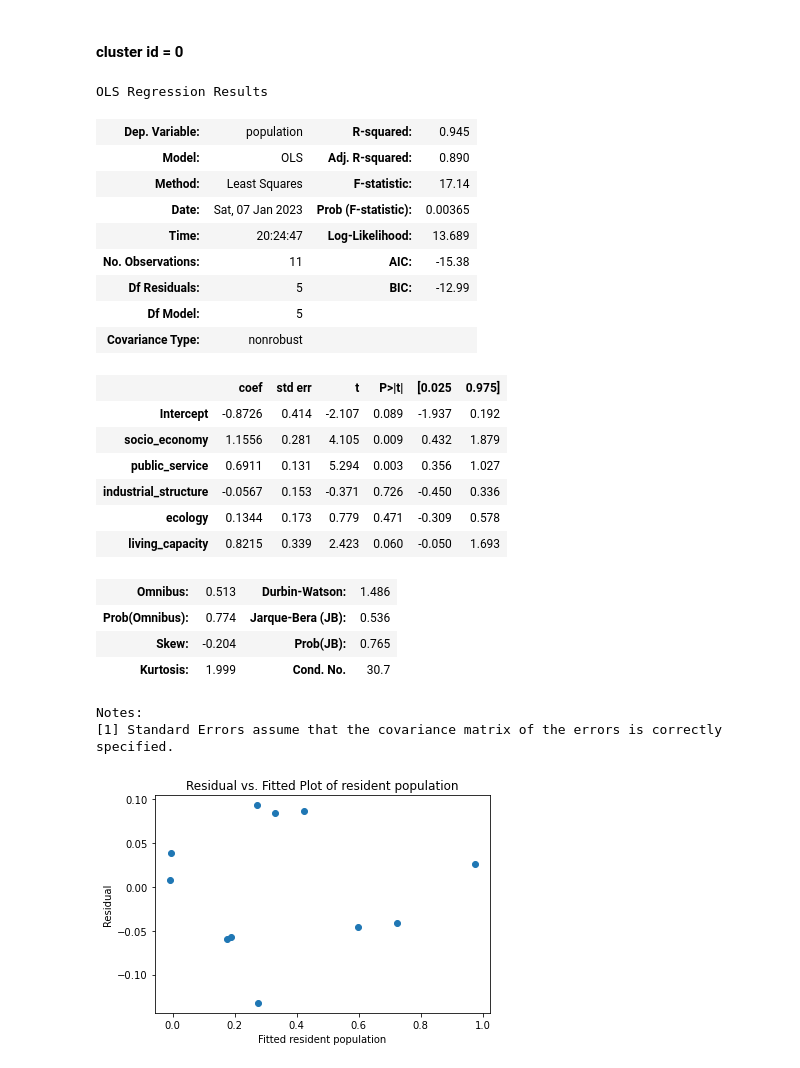
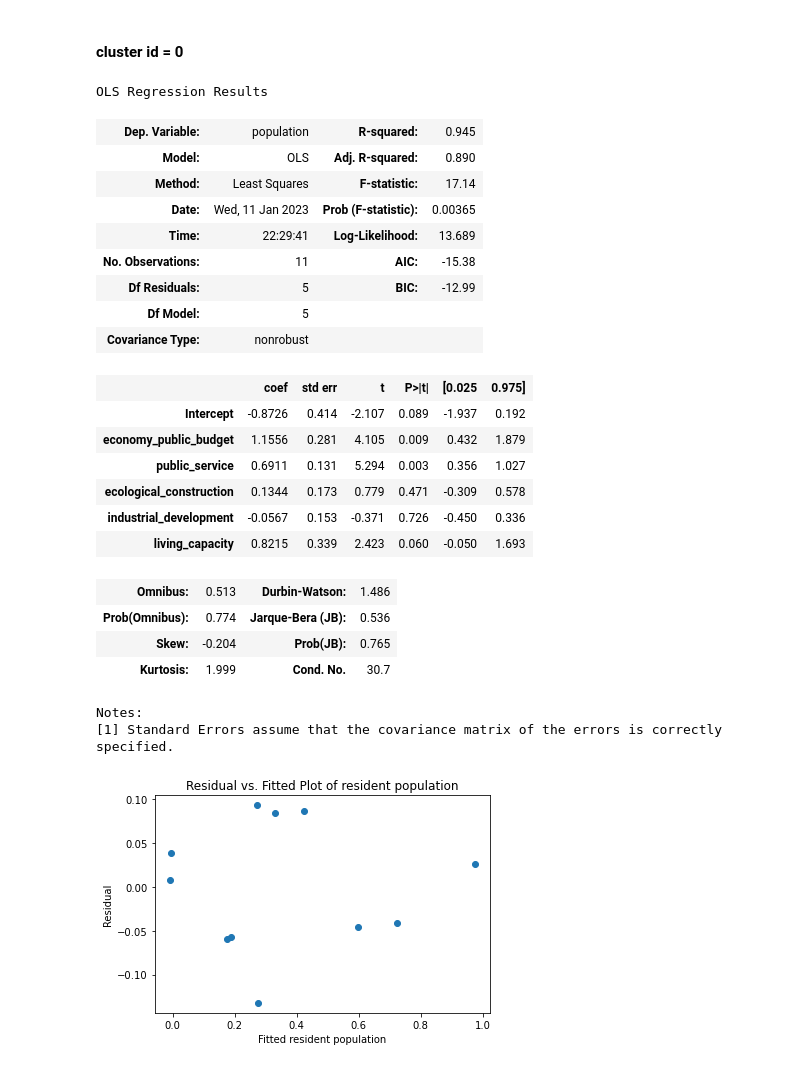
Before and after one commit to Fayee23/QM_Assessment2, a Jupyter notebook: Analysis.ipynb, the cells around one changed output. Drawn from its saved outputs; the diff is of its cells as text; code cells hidden in the pictures.

```diff
--- a/Analysis.ipynb
+++ b/Analysis.ipynb
@@ -630,10 +587,10 @@ index5.head()
 | 4 | -0.334487 | -0.319831 | 0.341058 | -0.711139 | -0.009525 |
 # %%
 #name each index
-index5.rename(columns = {'0':'socio_economy',
+index5.rename(columns = {'0':'economy_public_budget',
                      '1':'public_service',
-                     '2':'ecology',
-                     '3':'industrial_structure',
+                     '2':'ecological_construction',
+                     '3':'industrial_development',
                      '4':'living_capacity'},
           inplace = True)
 index5.head()
@@ -1197,26 +1097,26 @@ data_3st.head()
 # %% [markdown]
 #### cluster id = 0
 # %%
-data0_ml = ols('population ~ socio_economy + public_service + industrial_structure + ecology + living_capacity',
+data0_ml = ols('population ~ economy_public_budget + public_service + ecological_construction + industrial_development + living_capacity',
                data=data_0st).fit()
 data0_ml.summary()
 # %% [output]
 OLS Regression Results
 | Dep. Variable: | population | R-squared: | 0.945 |
 | Model: | OLS | Adj. R-squared: | 0.890 |
 | Method: | Least Squares | F-statistic: | 17.14 |
-| Date: | Sat, 07 Jan 2023 | Prob (F-statistic): | 0.00365 |
-| Time: | 20:24:47 | Log-Likelihood: | 13.689 |
+| Date: | Wed, 11 Jan 2023 | Prob (F-statistic): | 0.00365 |
+| Time: | 22:29:41 | Log-Likelihood: | 13.689 |
 | No. Observations: | 11 | AIC: | -15.38 |
 | Df Residuals: | 5 | BIC: | -12.99 |
 | Df Model: | 5 |  |  |
 | Covariance Type: | nonrobust |  |  |
 |  | coef | std err | t | P>|t| | [0.025 | 0.975] |
 | Intercept | -0.8726 | 0.414 | -2.107 | 0.089 | -1.937 | 0.192 |
-| socio_economy | 1.1556 | 0.281 | 4.105 | 0.009 | 0.432 | 1.879 |
+| economy_public_budget | 1.1556 | 0.281 | 4.105 | 0.009 | 0.432 | 1.879 |
 | public_service | 0.6911 | 0.131 | 5.294 | 0.003 | 0.356 | 1.027 |
-| industrial_structure | -0.0567 | 0.153 | -0.371 | 0.726 | -0.450 | 0.336 |
-| ecology | 0.1344 | 0.173 | 0.779 | 0.471 | -0.309 | 0.578 |
+| ecological_construction | 0.1344 | 0.173 | 0.779 | 0.471 | -0.309 | 0.578 |
+| industrial_development | -0.0567 | 0.153 | -0.371 | 0.726 | -0.450 | 0.336 |
 | living_capacity | 0.8215 | 0.339 | 2.423 | 0.060 | -0.050 | 1.693 |
 | Omnibus: | 0.513 | Durbin-Watson: | 1.486 |
 | Prob(Omnibus): | 0.774 | Jarque-Bera (JB): | 0.536 |
```
Also changed, not shown: parts of 44 cells of this notebook.
